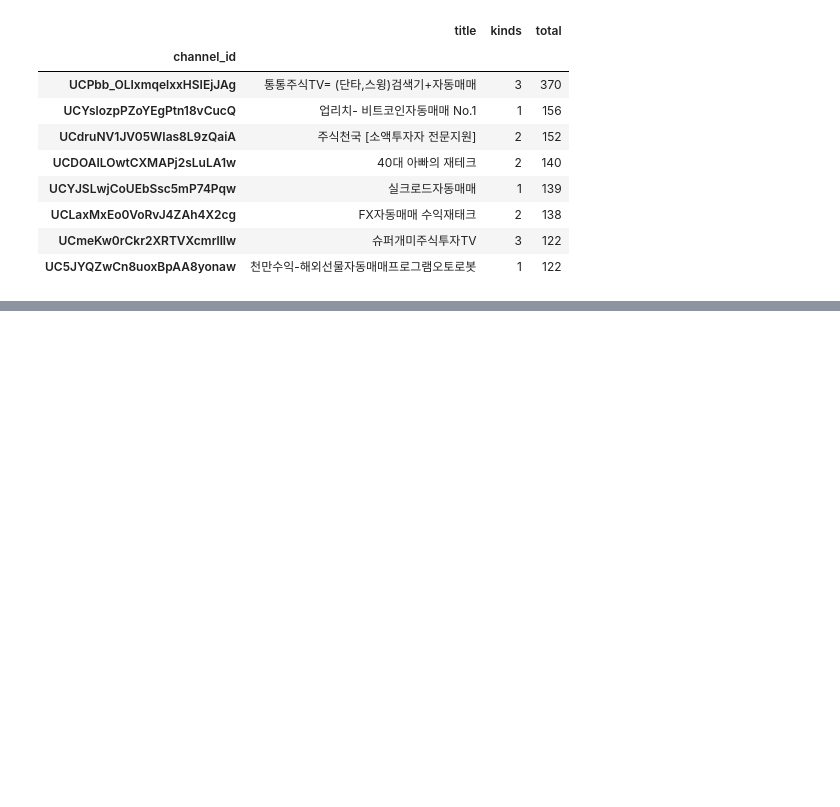
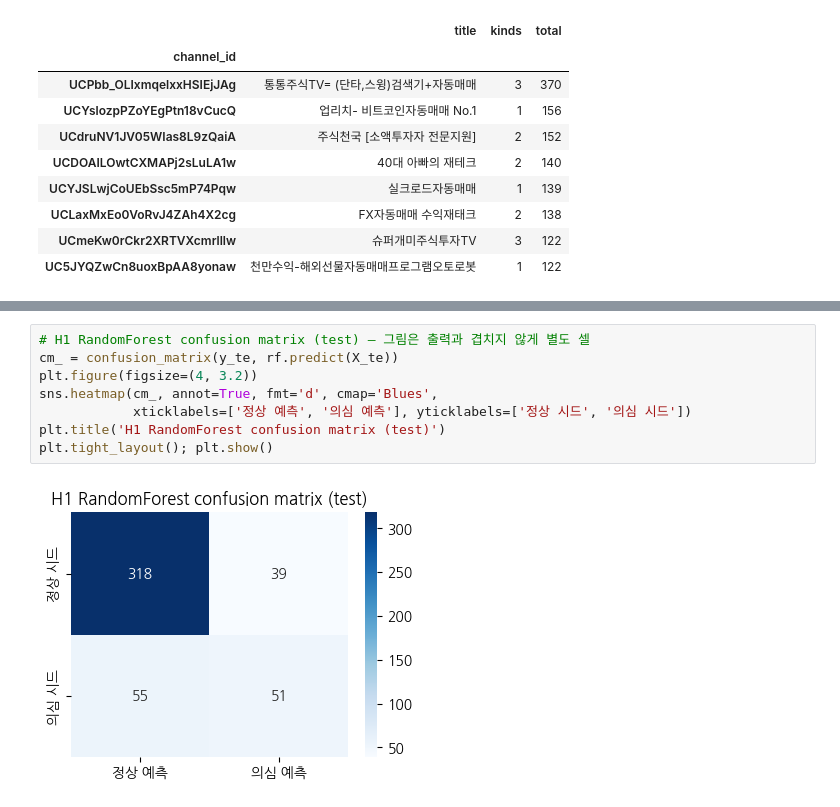
Before and after one commit to songyaeji/StockGuard_for_YouTube, a Jupyter notebook: notebooks/modeling.ipynb, the cells around one changed output, grey strips where cells are left out. Drawn from its saved outputs; the diff is of its cells as text; blank space fills up the shorter version.

```diff
--- a/notebooks/modeling.ipynb
+++ b/notebooks/modeling.ipynb
@@ -191,0 +244,10 @@ RF+desc_pca    recall=0.538  precision=0.528  F1=0.533  AUC=0.810
+# %%
+# H1 RandomForest confusion matrix (test) — 그림은 출력과 겹치지 않게 별도 셀
+cm_ = confusion_matrix(y_te, rf.predict(X_te))
+plt.figure(figsize=(4, 3.2))
+sns.heatmap(cm_, annot=True, fmt='d', cmap='Blues',
+            xticklabels=['정상 예측', '의심 예측'], yticklabels=['정상 시드', '의심 시드'])
+plt.title('H1 RandomForest confusion matrix (test)')
+plt.tight_layout(); plt.show()
+# %% [output]
+[figure, added]
```
Also changed, not shown: parts of 21 cells of this notebook, 2 other files.
